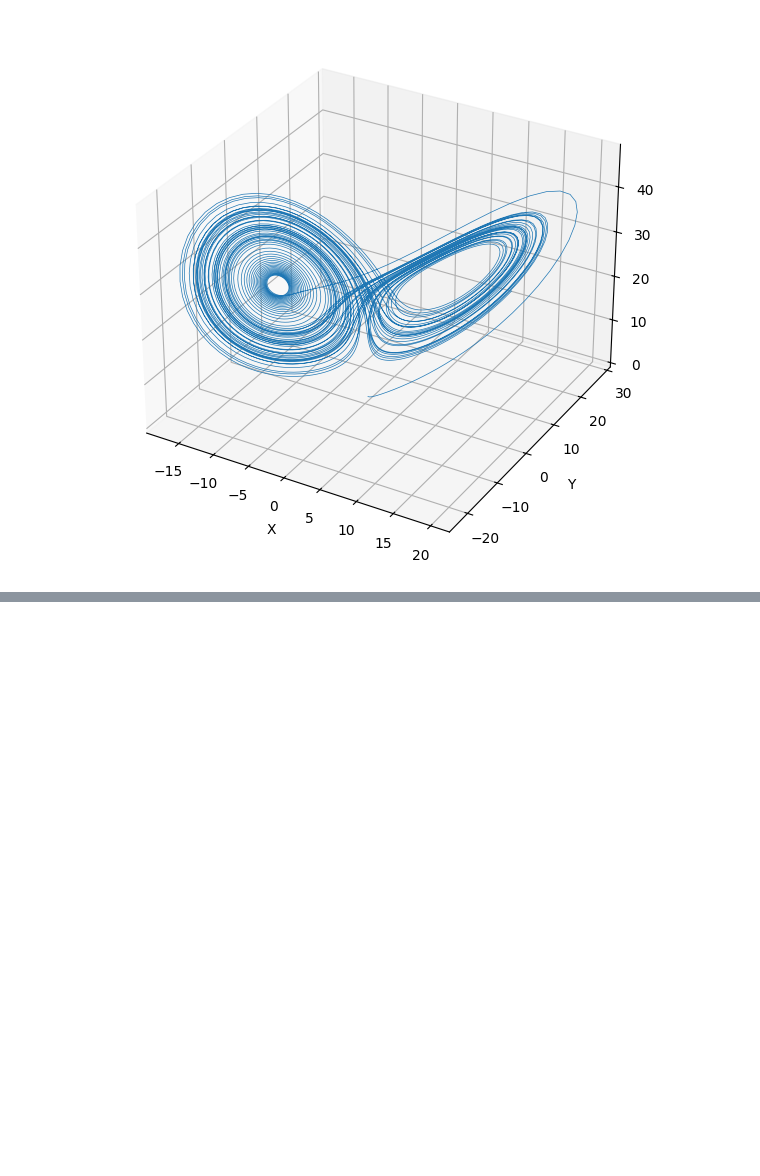
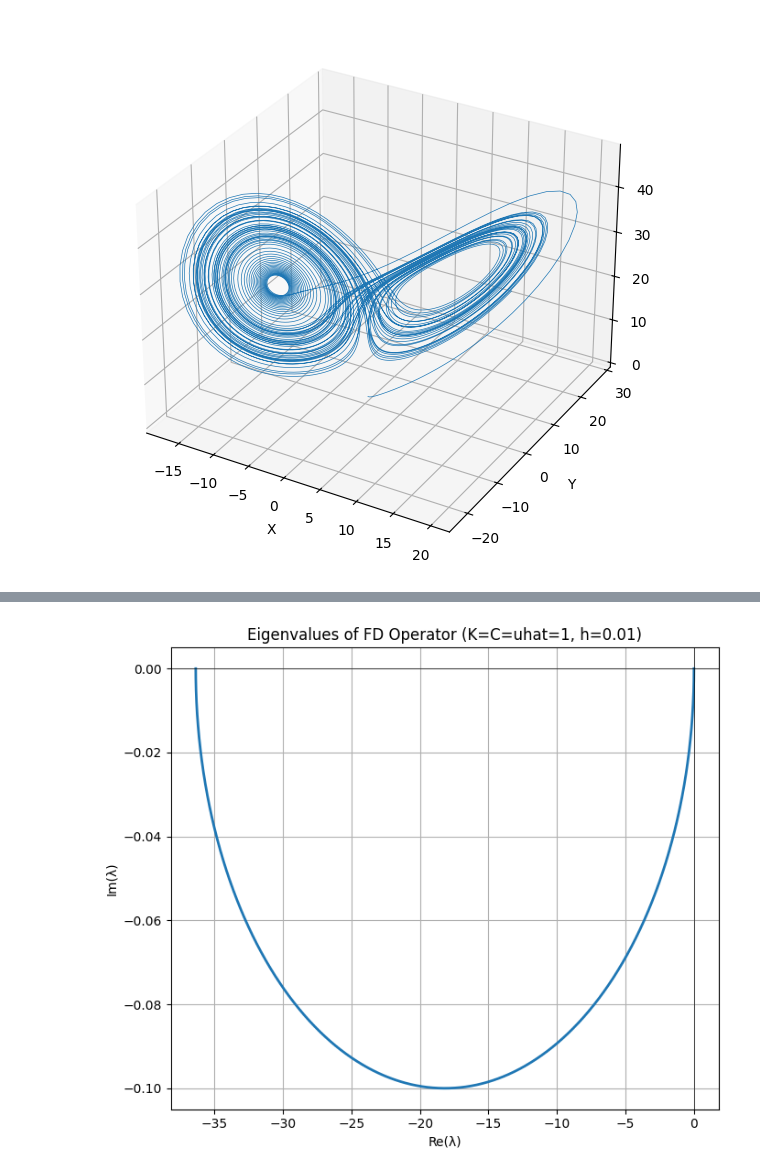
Before and after one commit to ChaPop870/63-530-Numerical-Modelling-and-Simulation-Scripts, a Jupyter notebook: src/2D-Array-Practice.ipynb, the cells around one changed output, grey strips where cells are left out. Cells and saved outputs as stored; diff of their text form; code cells hidden in the pictures; blank space fills up the shorter version.

```diff
--- a/src/2D-Array-Practice.ipynb
+++ b/src/2D-Array-Practice.ipynb
@@ -1343,0 +1379,31 @@ def lorenz_rhs(u):
+# %%
+import numpy as np
+import matplotlib.pyplot as plt
+
+# constants
+K = 1
+uhat = 0.1
+C = 1
+h = 0.011
+
+# wavenumber range
+omega = np.linspace(0, np.pi, 2000)
+
+# eigenvalue expression
+real = 2 * uhat * (np.cos(omega) - 1) / h**2
+imag = - uhat * np.sin(omega) / h
+
+# plot
+plt.figure(figsize=(7,6))
+plt.plot(real*h, imag*h, lw=2)
+plt.axhline(0, color='k', lw=0.5)
+plt.axvline(0, color='k', lw=0.5)
+
+plt.xlabel("Re(λ)")
+plt.ylabel("Im(λ)")
+plt.title("Eigenvalues of FD Operator (K=C=uhat=1, h=0.01)")
+plt.grid(True)
+plt.tight_layout()
+plt.show()
+# %% [output]
+[figure, added]
```
Also changed, not shown: parts of 5 cells of this notebook, 2 other files.
